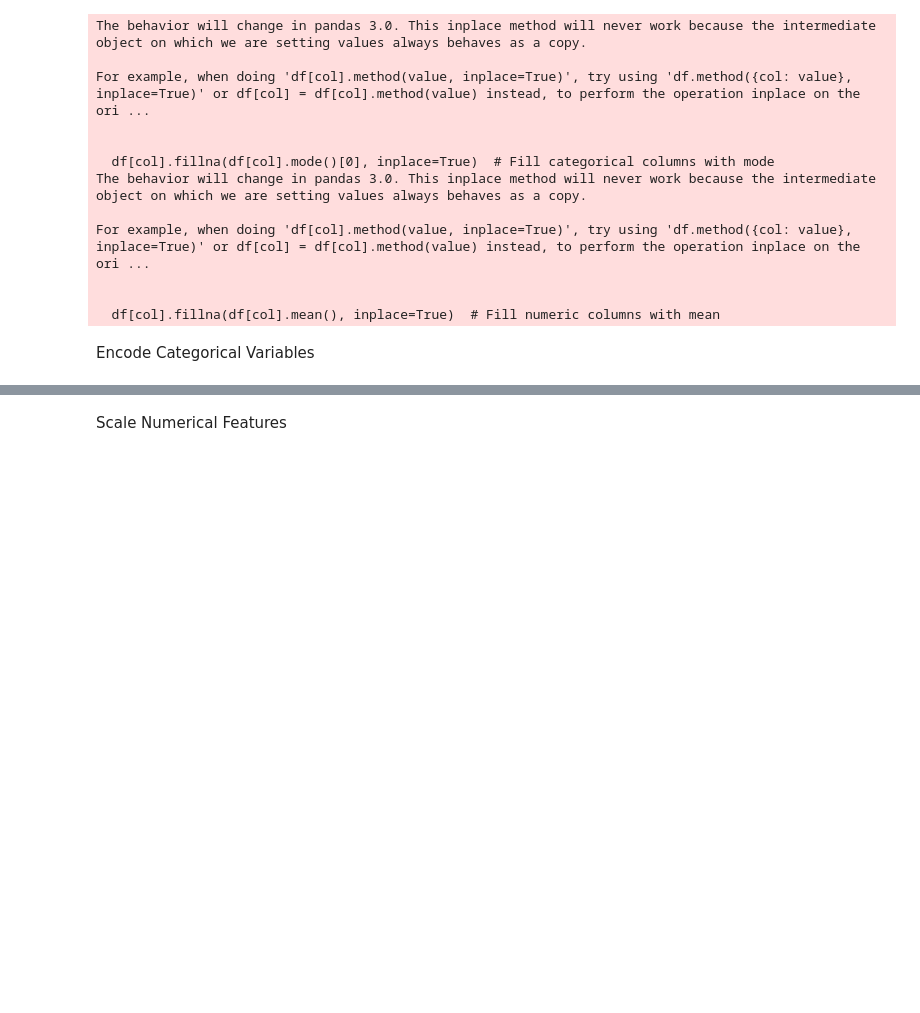
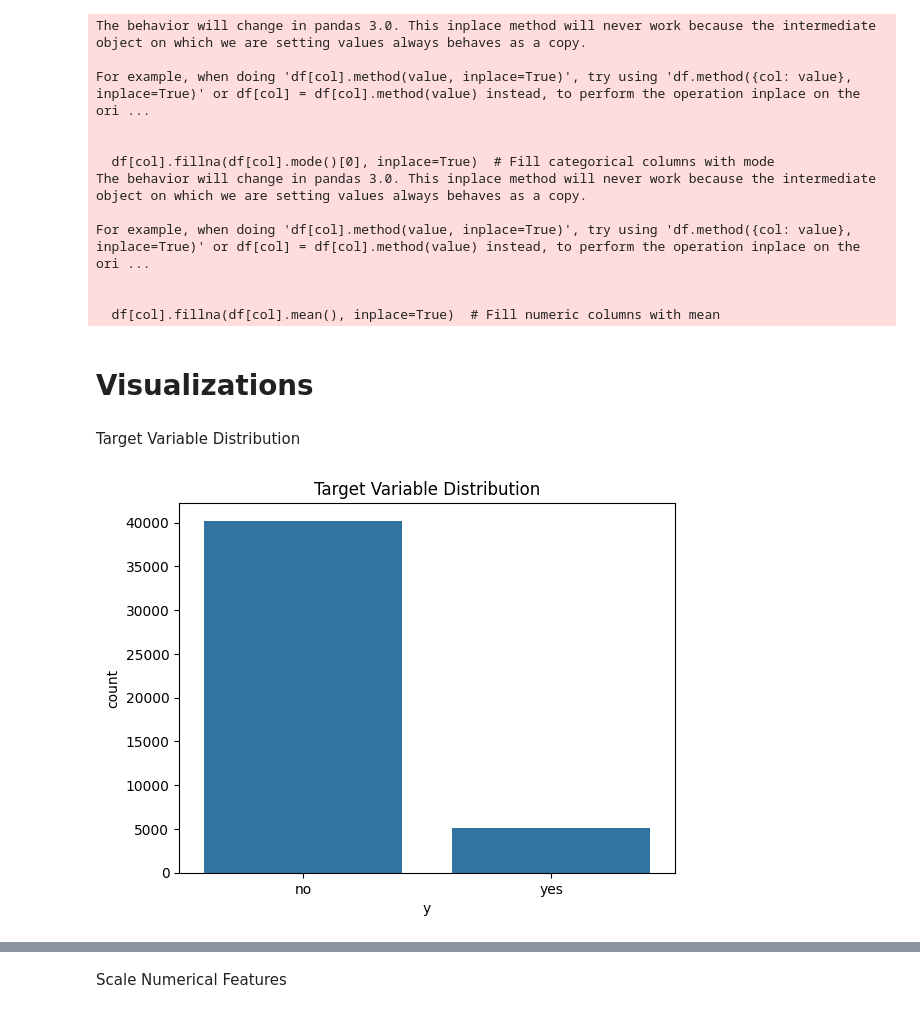
Before and after one commit to vimesh630/ML_CW, a Jupyter notebook: preprocessing.ipynb, the cells around one changed output, grey strips where cells are left out. Drawn from its saved outputs; the diff is of its cells as text; code cells hidden in the pictures; blank space fills up the shorter version.

```diff
--- a/preprocessing.ipynb
+++ b/preprocessing.ipynb
@@ -67,13 +67,13 @@ For example, when doing 'df[col].method(value, inplace=True)', try using 'df.met
 
 
   df[col].fillna(df[col].mean(), inplace=True)  # Fill numeric columns with mean
-# %% [markdown]
-Encode Categorical Variables
-# %%
-# Encode categorical variables using LabelEncoder
-categorical_cols = df.select_dtypes(include=['object']).columns
-label_encoders = {}
-for col in categorical_cols:
-    le = LabelEncoder()
-    df[col] = le.fit_transform(df[col])
-    label_encoders[col] = le  # Save encoders for future use
+# %% [markdown]
+# Visualizations
+# %% [markdown]
+Target Variable Distribution
+# %%
+sns.countplot(data=df, x='y')
+plt.title('Target Variable Distribution')
+plt.show()
+# %% [output]
+[figure, added]
```
Also changed, not shown: parts of 25 cells of this notebook.
